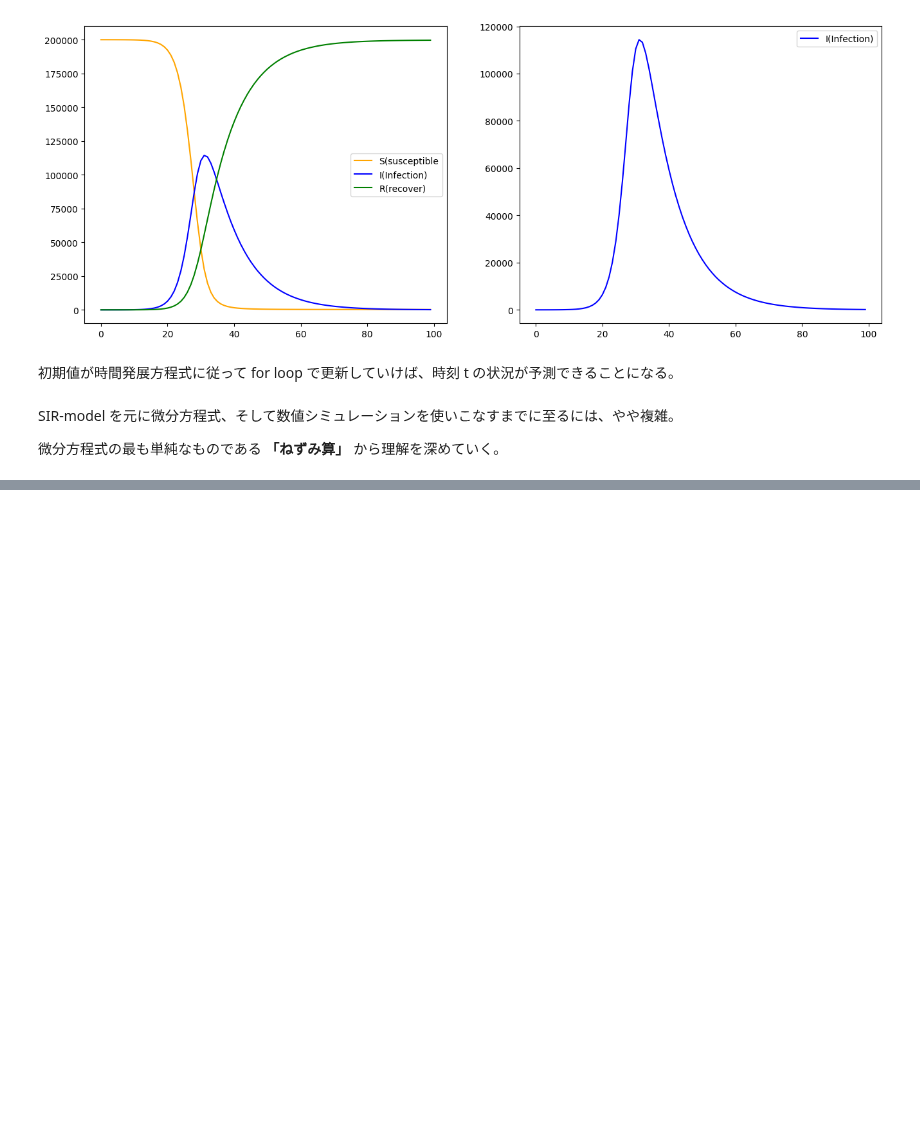
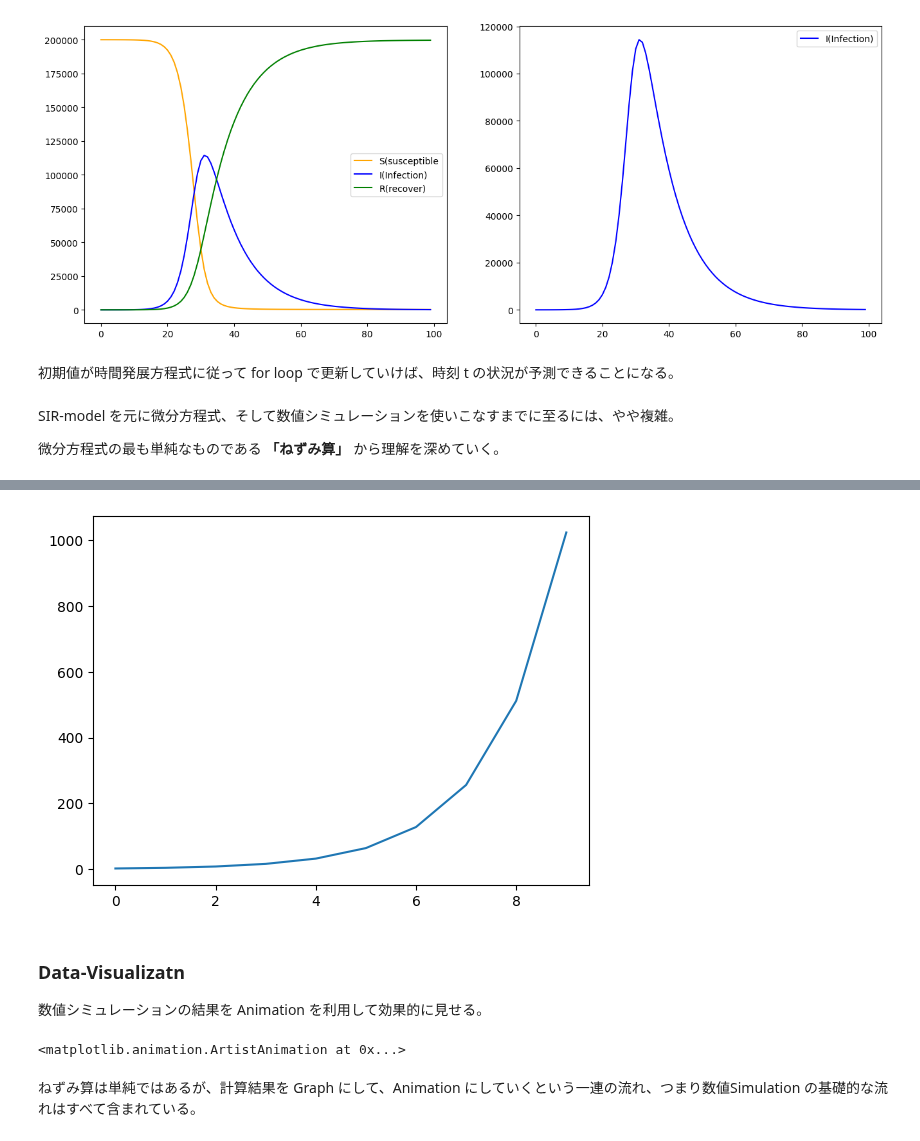
Before and after one commit to 1024xx4/math_programing_for_ai_and_ds, a Jupyter notebook: section06/section06.ipynb, the cells around one changed output, grey strips where cells are left out. Cells and saved outputs as stored; diff of their text form; code cells hidden in the pictures; blank space fills up the shorter version.

```diff
--- a/section06/section06.ipynb
+++ b/section06/section06.ipynb
@@ -73,0 +82,63 @@ SIR-model を元に微分方程式、そして数値シミュレーションを
+# %%
+# Parameter設定
+dt = 1.0
+a = 1.0
+num = 10
+
+# 初期化（初期化設定）
+n = np.zeros(num)
+n[0] = 2.0
+
+# 時間発展方程式
+for t in range(1, num):
+    delta = a * n[t - 1]
+    n[t] = delta * dt + n[t - 1]
+
+# Graph描画
+plt.plot(n)
+plt.show()
+# %% [output]
+[figure, added]
+# %% [markdown]
+### Data-Visualizatn
+数値シミュレーションの結果を Animation を利用して効果的に見せる。
+# %%
+# ねずみ算の Animation を実行する
+import numpy as np
+import matplotlib.pyplot as plt
+from matplotlib import animation, rc
+from IPython.display import HTML
+
+# Parameter設定
+dt = 1.0
+a = 1.0
+num = 10
+x_size = 8.0
+y_size = 6.0
+
+# 初期化（初期値設定）
+n = np.zeros(num)
+n[0] = 2
+list_plot = []
+
+# 時間発展方式
+fig = plt.figure()
+
+for t in range(1, num):
+    delta = a * n[t - 1]
+    n[t] = delta * dt + n[t - 1]
+    x_n = np.random.rand(int(n[t])) * x_size
+    y_n = np.random.rand(int(n[t])) * y_size
+    img = plt.scatter(x_n, y_n, color='black')
+    list_plot.append([img])
+
+# Graph(Animation)描画
+plt.grid()
+anim = animation.ArtistAnimation(fig, list_plot, interval=200, repeat_delay=1000)
+rc('animation', html='jshtml')
+plt.close()
+anim
+# %% [output]
+<matplotlib.animation.ArtistAnimation at 0x...>
+# %% [markdown]
+ねずみ算は単純ではあるが、計算結果を Graph にして、Animation にしていくという一連の流れ、つまり数値Simulation の基礎的な流れはすべて含まれている。
```
Also changed, not shown: parts of 4 cells of this notebook.
